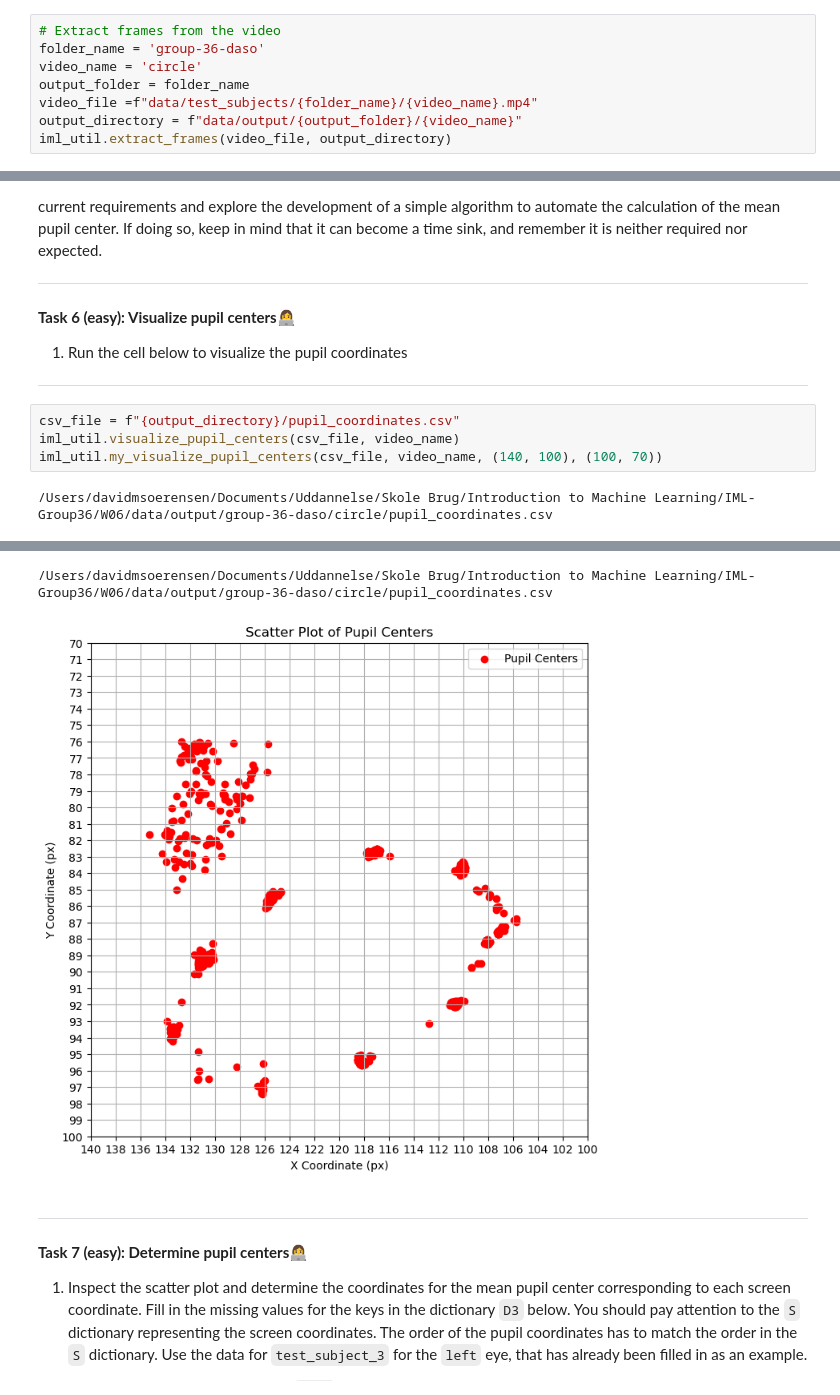
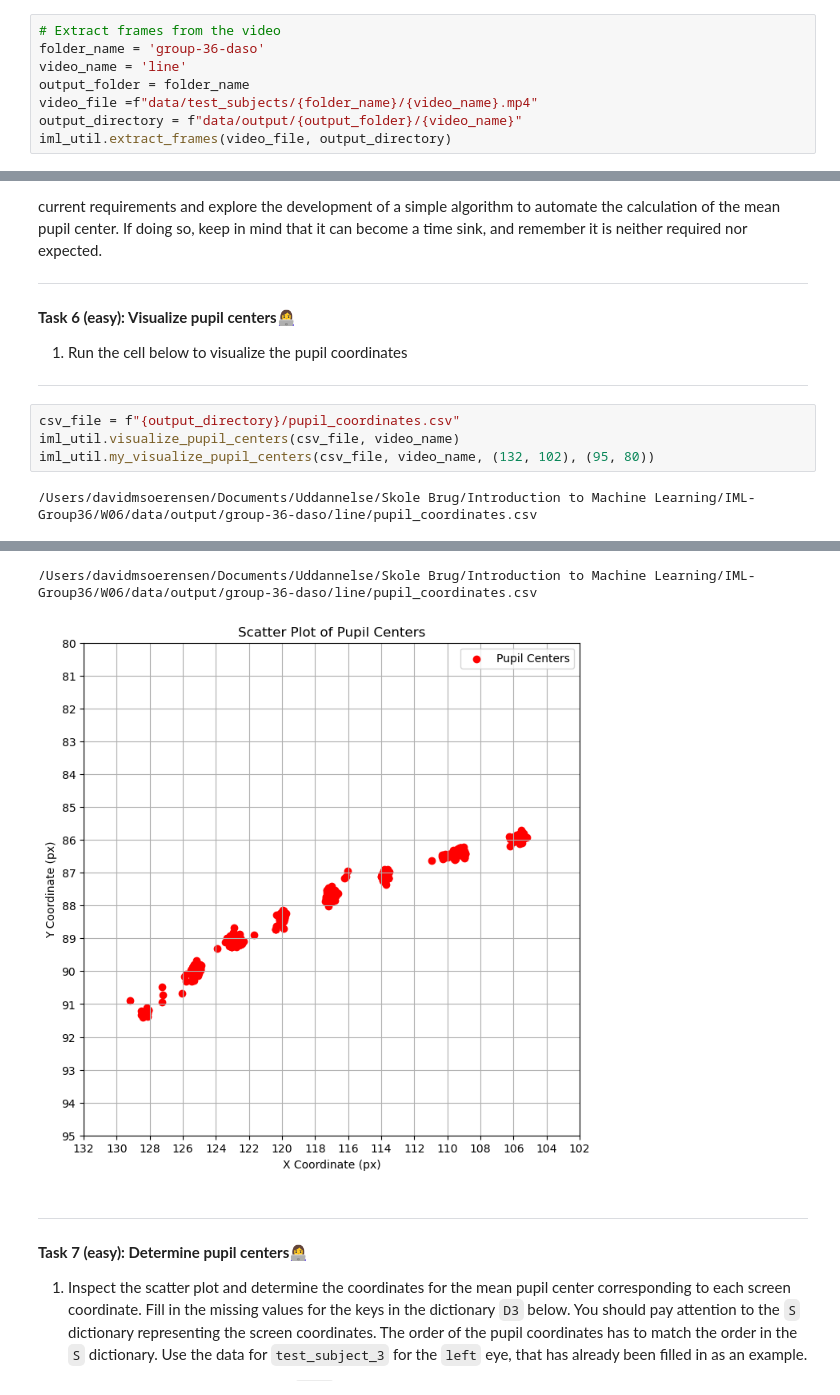
Before and after one commit to SirSorensen/IML-Group36, a Jupyter notebook: W06/01-data-preprocessing.ipynb, the cells around one changed output, grey strips where cells are left out. Drawn from its saved outputs; the diff is of its cells as text.

Commit message:
W06 : Done with line

```diff
--- a/W06/01-data-preprocessing.ipynb
+++ b/W06/01-data-preprocessing.ipynb
@@ -137,7 +137,7 @@ Note that the output folder should only contain frames extracted from a single `
 # %%
 # Extract frames from the video
 folder_name = 'group-36-daso'
-video_name = 'circle'
+video_name = 'line'
 output_folder = folder_name
 video_file =f"data/test_subjects/{folder_name}/{video_name}.mp4"
 output_directory = f"data/output/{output_folder}/{video_name}"
@@ -419,6 +419,6 @@ Feel free to go beyond the current requirements and explore the development of a
 # %%
 csv_file = f"{output_directory}/pupil_coordinates.csv"
 iml_util.visualize_pupil_centers(csv_file, video_name)
-iml_util.my_visualize_pupil_centers(csv_file, video_name, (140, 100), (100, 70))
+iml_util.my_visualize_pupil_centers(csv_file, video_name, (132, 102), (95, 80))
 # %% [output]
-/Users/davidmsoerensen/Documents/Uddannelse/Skole Brug/Introduction to Machine Learning/IML-Group36/W06/data/output/group-36-daso/circle/pupil_coordinates.csv
+/Users/davidmsoerensen/Documents/Uddannelse/Skole Brug/Introduction to Machine Learning/IML-Group36/W06/data/output/group-36-daso/line/pupil_coordinates.csv
@@ -426,5 +426,5 @@ iml_util.my_visualize_pupil_centers(csv_file, video_name, (140, 100), (100, 70))
-/Users/davidmsoerensen/Documents/Uddannelse/Skole Brug/Introduction to Machine Learning/IML-Group36/W06/data/output/group-36-daso/circle/pupil_coordinates.csv
+/Users/davidmsoerensen/Documents/Uddannelse/Skole Brug/Introduction to Machine Learning/IML-Group36/W06/data/output/group-36-daso/line/pupil_coordinates.csv
-[figure, old version]
+[figure, new version]
 # %% [markdown]
 
 ---
```
Also changed, not shown: parts of 5 cells of this notebook.
